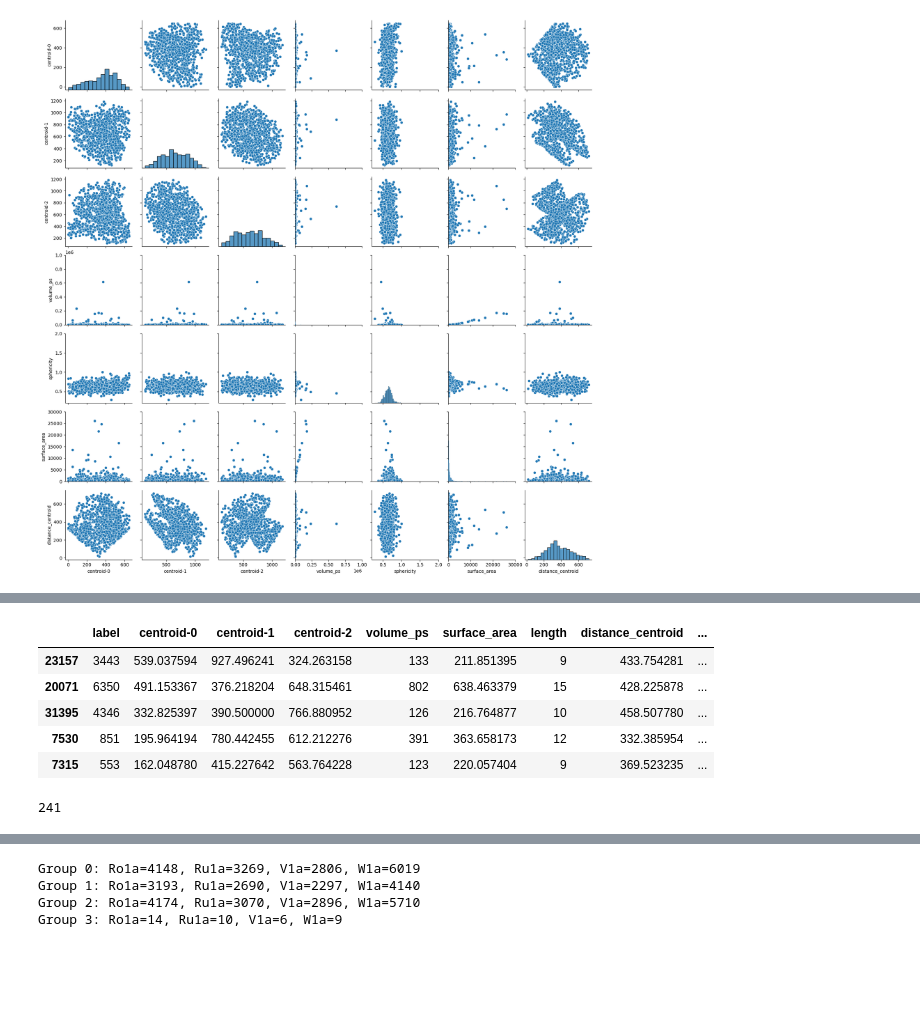
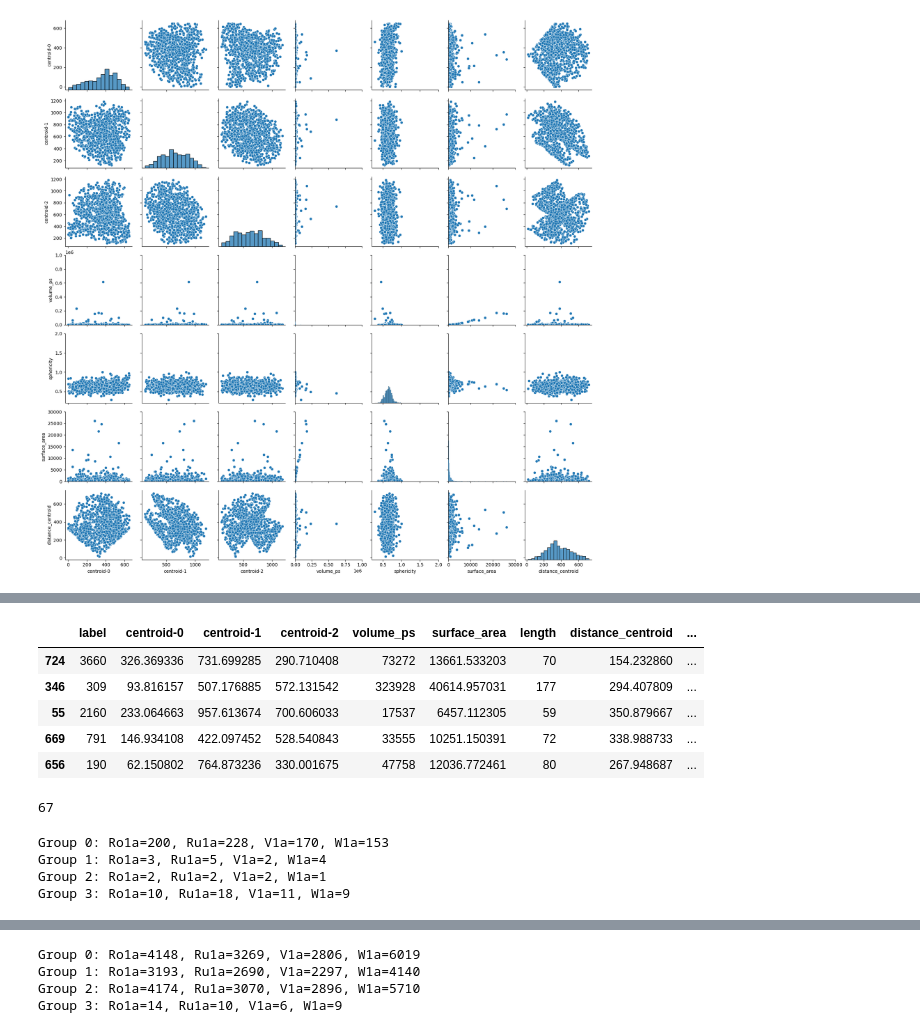
Before and after one commit to Consilium5128/QBI_BreadAnalysis, a Jupyter notebook: bread_prelim_analysis.ipynb, the cells around one changed output, grey strips where cells are left out. Saved outputs shown, nothing was run; the diff lists cells and outputs as text; code cells hidden in the pictures; blank space fills up the shorter version.

```diff
--- a/bread_prelim_analysis.ipynb
+++ b/bread_prelim_analysis.ipynb
@@ -186,3 +280,30 @@ plt.show()
 # %%
-plt.scatter(bread_metrics_dict["Ro1a"]['label'], bread_metrics_dict["Ro1a"]['sphericity'])
-plt.show()
+fig, ax = plt.subplots(2,4,figsize=(20,10))
+
+for i,bread in enumerate(bread_types):
+    # Plot the pore size distribution
+    ax[0,i].hist(bread_metrics_dict_centroid[bread]["volume_ps"], bins=151, density=True, range=(500,10000), edgecolor='blue', alpha=0.6, label='Centroid filtered')
+    ax[0,i].hist(bread_metrics_dict[bread]["volume_ps"], bins=151, density=True, range=(500,10000), edgecolor='orange', alpha=0.3, label='All')
+    ax[0,i].set_xlabel('Pore Volume')
+    ax[0,i].set_ylabel('Frequency')
+    ax[0,i].set_title(f'Pore Size Distribution {bread}')
+    ax[0,i].legend(loc='upper right')
+    ax[0,i].set_ylim((0,0.0015))
+
+for i,bread in enumerate(bread_types):
+    # Plot the pore size distribution
+    ax[1,i].hist(bread_metrics_dict_centroid_large[bread]["volume_ps"], bins=151, density=True, range=(20000,1e6), edgecolor='blue', alpha=0.6, label='Centroid filtered')
+    ax[1,i].hist(bread_metrics_dict_large[bread]["volume_ps"], bins=151, density=True, range=(20000,1e6), edgecolor='orange', alpha=0.3, label='All')
+    ax[1,i].set_xlabel('Pore Volume')
+    ax[1,i].set_ylabel('Frequency')
+    ax[1,i].set_title(f'Pore Size Distribution {bread}')
+    ax[1,i].legend(loc='upper right')
+    ax[1,i].set_ylim((0,5e-5))
+
+# # Plot the pore length distribution
+# ax[1].hist(pore_lengths_ws, bins=101, density=True, range=(0,75), edgecolor='blue', alpha=0.6, label='Watershed')
+# ax[1].hist(pore_lengths_lbl, bins=101, density=True, range=(0,75), edgecolor='orange', alpha=0.3, label='Label')
+# ax[1].set_xlabel('Pore Length')
+# ax[1].set_ylabel('Frequency')
+# ax[1].set_title('Pore Length Distribution')
+# ax[1].legend(loc='upper right')
@@ -188,0 +312,7 @@ plt.show()
+# %%
+normalize_metrics = ['label','centroid-0','centroid-1','centroid-2','volume_ps','sphericity', 'surface_area', 'distance_centroid']
+
+for j, normal in enumerate(normalize_metrics):
+    metric = str('n'+normal)
+    for i, bread in enumerate(bread_types):
+        bread_metrics_dict_centroid_large[bread][metric] = (bread_metrics_dict_centroid_large[bread][normal]-bread_metrics_dict_centroid_large[bread][normal].mean())/bread_metrics_dict_centroid_large[bread][normal].std()
@@ -221,23 +364,33 @@ plt.show()
 # %%
 test_df_pore = pd.concat([bread_metrics_dict["Ro1a"],bread_metrics_dict["Ru1a"],bread_metrics_dict["V1a"],bread_metrics_dict["W1a"]], ignore_index=True)
+test_df_pore_centroid_large = pd.concat([bread_metrics_dict_centroid_large["Ro1a"],bread_metrics_dict_centroid_large["Ru1a"],bread_metrics_dict_centroid_large["V1a"],bread_metrics_dict_centroid_large["W1a"]], ignore_index=True)
 # %%
 test_df_pore_length = test_df_pore.shape[0]
 # %%
 kmeans= KMeans(4)
-x=kmeans.fit_predict(test_df_pore[['label','centroid-0','centroid-1','centroid-2','volume_ps','sphericity']].values)
-test_df_pore['group']=x.tolist()
-test_df_pore.sample(5,random_state=30)
+x=kmeans.fit_predict(test_df_pore_centroid_large[['centroid-0','centroid-1','centroid-2','volume_ps','sphericity']].values)
+test_df_pore_centroid_large['group']=x.tolist()
+test_df_pore_centroid_large.sample(5,random_state=30)
 # %% [output]
 |  | label | centroid-0 | centroid-1 | centroid-2 | volume_ps | surface_area | length | distance_centroid | ... |
-| 23157 | 3443 | 539.037594 | 927.496241 | 324.263158 | 133 | 211.851395 | 9 | 433.754281 | ... |
-| 20071 | 6350 | 491.153367 | 376.218204 | 648.315461 | 802 | 638.463379 | 15 | 428.225878 | ... |
-| 31395 | 4346 | 332.825397 | 390.500000 | 766.880952 | 126 | 216.764877 | 10 | 458.507780 | ... |
-| 7530 | 851 | 195.964194 | 780.442455 | 612.212276 | 391 | 363.658173 | 12 | 332.385954 | ... |
-| 7315 | 553 | 162.048780 | 415.227642 | 563.764228 | 123 | 220.057404 | 9 | 369.523235 | ... |
+| 724 | 3660 | 326.369336 | 731.699285 | 290.710408 | 73272 | 13661.533203 | 70 | 154.232860 | ... |
+| 346 | 309 | 93.816157 | 507.176885 | 572.131542 | 323928 | 40614.957031 | 177 | 294.407809 | ... |
+| 55 | 2160 | 233.064663 | 957.613674 | 700.606033 | 17537 | 6457.112305 | 59 | 350.879667 | ... |
+| 669 | 791 | 146.934108 | 422.097452 | 528.540843 | 33555 | 10251.150391 | 72 | 338.988733 | ... |
+| 656 | 190 | 62.150802 | 764.873236 | 330.001675 | 47758 | 12036.772461 | 80 | 267.948687 | ... |
 # %%
-sum(test_df_pore["group"]!=0)
+sum(test_df_pore_centroid_large["group"]!=0)
 # %% [output]
-241
+67
+# %%
+# Ro1a
+for i in range(4):
+    print(f'Group {i}: Ro1a={test_df_pore_centroid_large[(test_df_pore_centroid_large["group"]==i) & (test_df_pore_centroid_large["bread_label"]==1)].shape[0]}, Ru1a={test_df_pore_centroid_large[(test_df_pore_centroid_large["group"]==i) & (test_df_pore_centroid_large["bread_label"]==2)].shape[0]}, V1a={test_df_pore_centroid_large[(test_df_pore_centroid_large["group"]==i) & (test_df_pore_centroid_large["bread_label"]==3)].shape[0]}, W1a={test_df_pore_centroid_large[(test_df_pore_centroid_large["group"]==i) & (test_df_pore_centroid_large["bread_label"]==4)].shape[0]}')
+# %% [output]
+Group 0: Ro1a=200, Ru1a=228, V1a=170, W1a=153
+Group 1: Ro1a=3, Ru1a=5, V1a=2, W1a=4
+Group 2: Ro1a=2, Ru1a=2, V1a=2, W1a=1
+Group 3: Ro1a=10, Ru1a=18, V1a=11, W1a=9
 # %%
 kmeans= KMeans(4)
 #x=kmeans.fit_predict(test_df_pore[['nlabel','ncentroid-0','ncentroid-1','ncentroid-2','nvolume_ps','nsphericity']].values)
```
Also changed, not shown: parts of 20 cells of this notebook, 4 other files.
